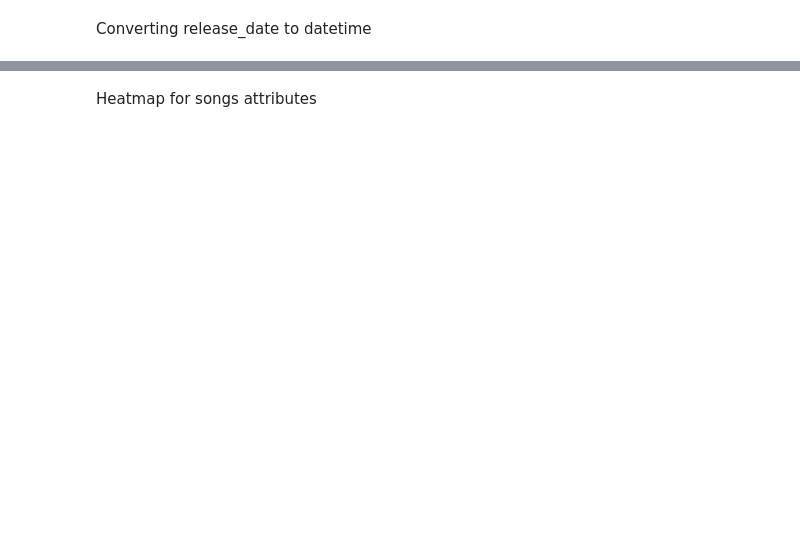
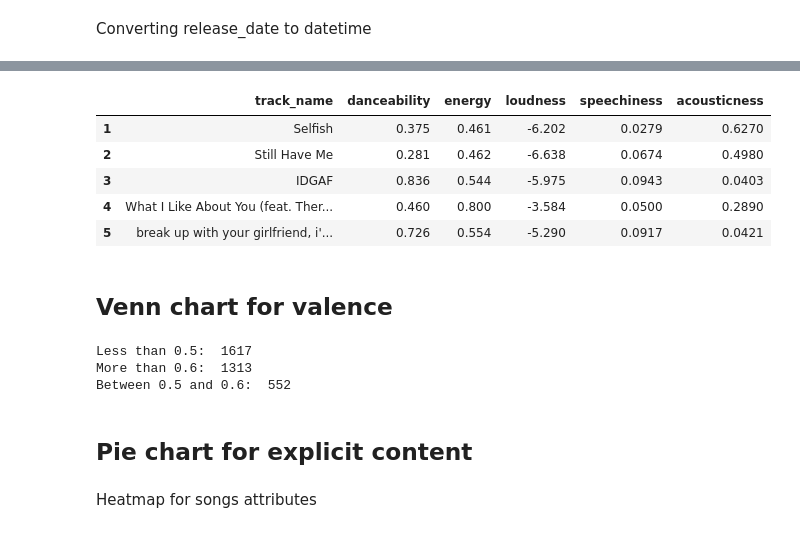
Before and after one commit to Mega-Barrel/spotify_analysis, a Jupyter notebook: streamHistory_analysis.ipynb, the cells around one changed output, grey strips where cells are left out. Cells and saved outputs as stored; diff of their text form; code cells hidden in the pictures; blank space fills up the shorter version.

```diff
--- a/streamHistory_analysis.ipynb
+++ b/streamHistory_analysis.ipynb
@@ -184,0 +241,9 @@ fig.show()
+# %%
+top_5
+# %% [output]
+|  | track_name | danceability | energy | loudness | speechiness | acousticness |
+| 1 | Selfish | 0.375 | 0.461 | -6.202 | 0.0279 | 0.6270 |
+| 2 | Still Have Me | 0.281 | 0.462 | -6.638 | 0.0674 | 0.4980 |
+| 3 | IDGAF | 0.836 | 0.544 | -5.975 | 0.0943 | 0.0403 |
+| 4 | What I Like About You (feat. Ther... | 0.460 | 0.800 | -3.584 | 0.0500 | 0.2890 |
+| 5 | break up with your girlfriend, i'... | 0.726 | 0.554 | -5.290 | 0.0917 | 0.0421 |
@@ -184,0 +313,27 @@ fig.show()
+# %% [markdown]
+## Venn chart for valence
+# %%
+v = history['valence'].tolist()
+
+less_count, more_count, middle_count = 0, 0, 0
+
+# iterating each number in list
+for num in v:
+
+    # checking condition
+    if num >= 0 and num <0.5:
+        less_count += 1
+
+    elif num >=0.5 and num < 0.6:
+        middle_count += 1
+
+    else:
+        more_count += 1
+
+print("Less than 0.5: ", less_count)
+print("More than 0.6: ", more_count)
+print("Between 0.5 and 0.6: ", middle_count)
+# %% [output]
+Less than 0.5:  1617
+More than 0.6:  1313
+Between 0.5 and 0.6:  552
@@ -184,0 +389,2 @@ fig.show()
+# %% [markdown]
+## Pie chart for explicit content
```
Also changed, not shown: parts of 54 cells of this notebook.
